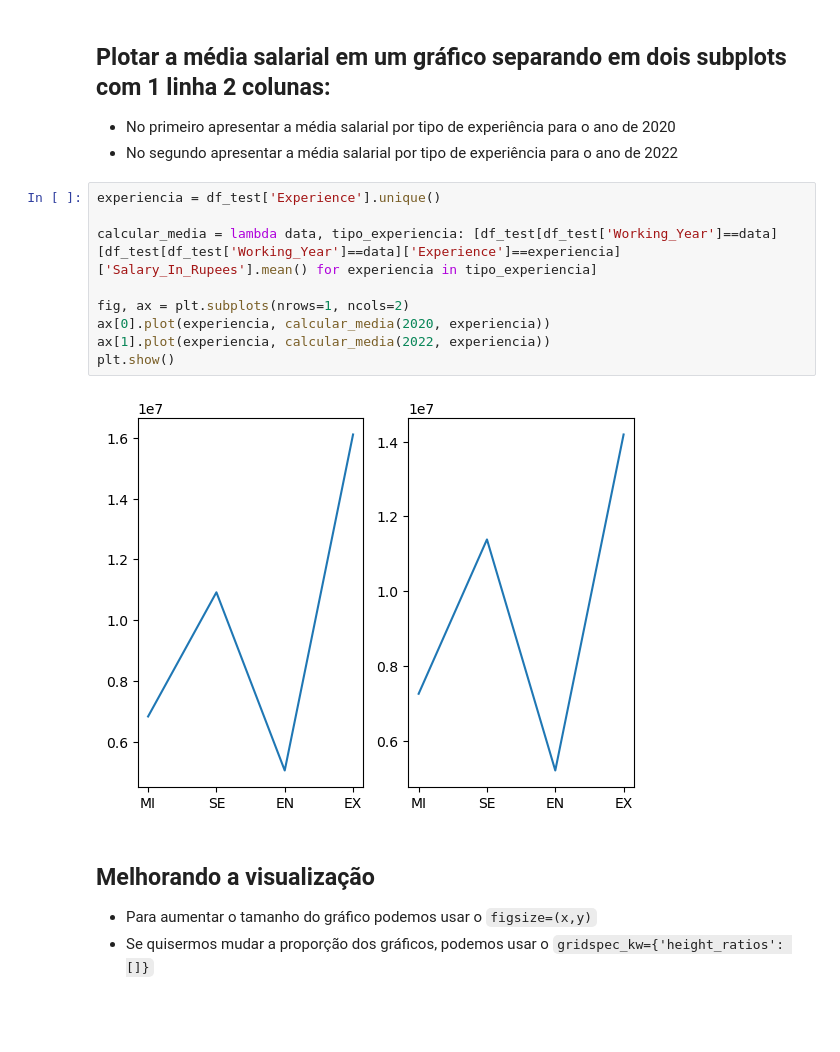
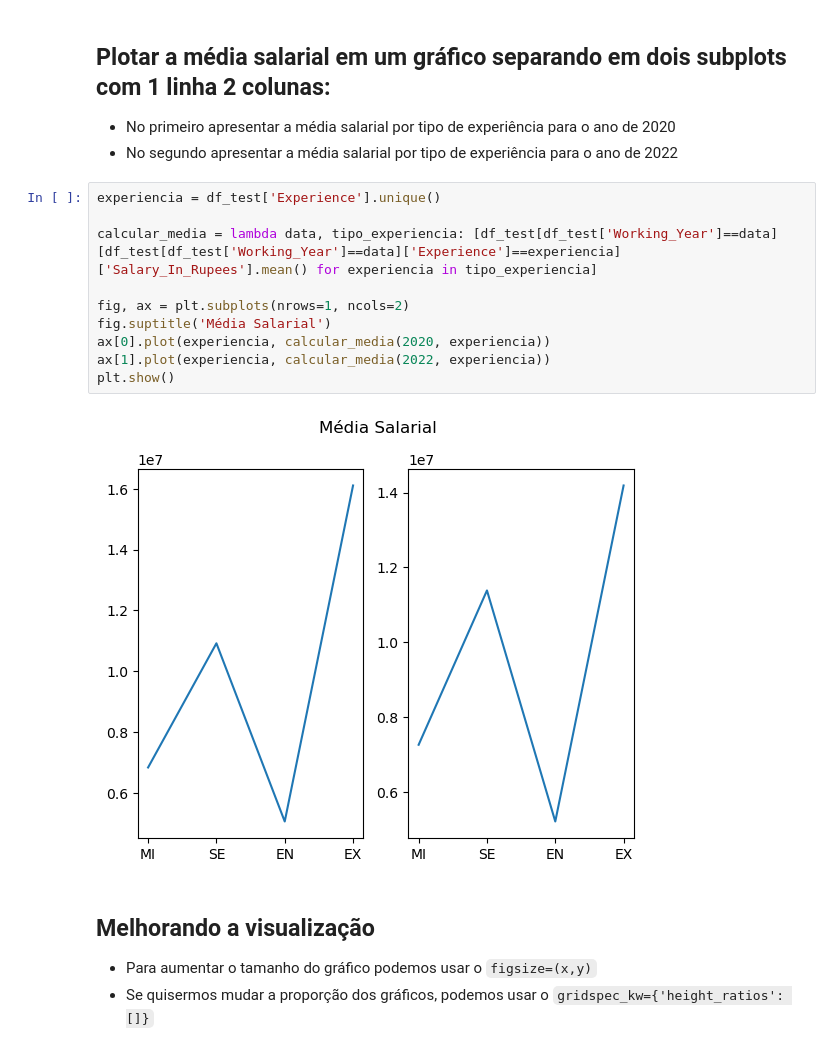
Before and after one commit to AlexandreRosasCosta/Ciencia_de_Dados, a Jupyter notebook: Projeto2/Projeto 02 - Matplotlib.ipynb, the cells around one changed output. Cells and saved outputs as stored; diff of their text form; blank space fills up the shorter version.

```diff
--- a/Projeto2/Projeto 02 - Matplotlib.ipynb
+++ b/Projeto2/Projeto 02 - Matplotlib.ipynb
@@ -138,14 +146,15 @@ df_test.describe()
 # %%
 experiencia = df_test['Experience'].unique()
 
 calcular_media = lambda data, tipo_experiencia: [df_test[df_test['Working_Year']==data][df_test[df_test['Working_Year']==data]['Experience']==experiencia]['Salary_In_Rupees'].mean() for experiencia in tipo_experiencia]
 
 fig, ax = plt.subplots(nrows=1, ncols=2)
+fig.suptitle('Média Salarial')
 ax[0].plot(experiencia, calcular_media(2020, experiencia))
 ax[1].plot(experiencia, calcular_media(2022, experiencia))
 plt.show()
 # %% [output]
-[figure, old version]
+[figure, new version]
 # %% [markdown]
 ## Melhorando a visualização
 - Para aumentar o tamanho do gráfico podemos usar o `figsize=(x,y)`
```
Also changed, not shown: parts of 3 cells of this notebook.
